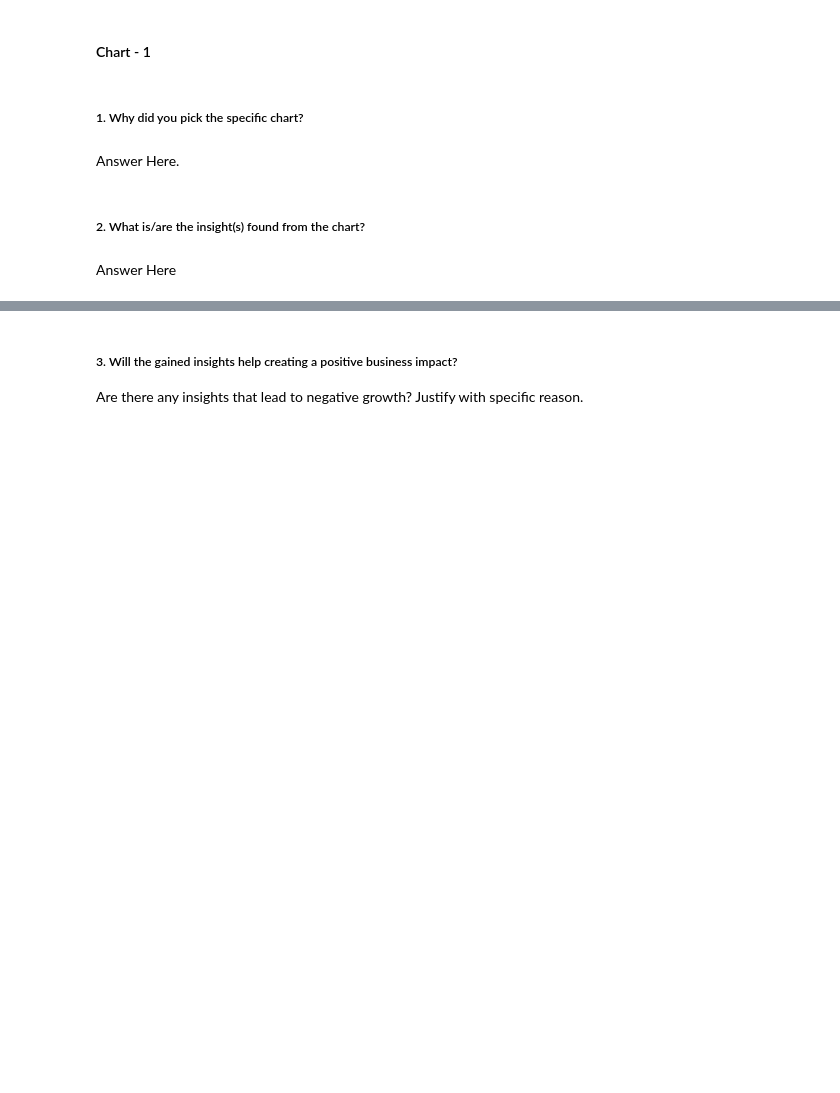
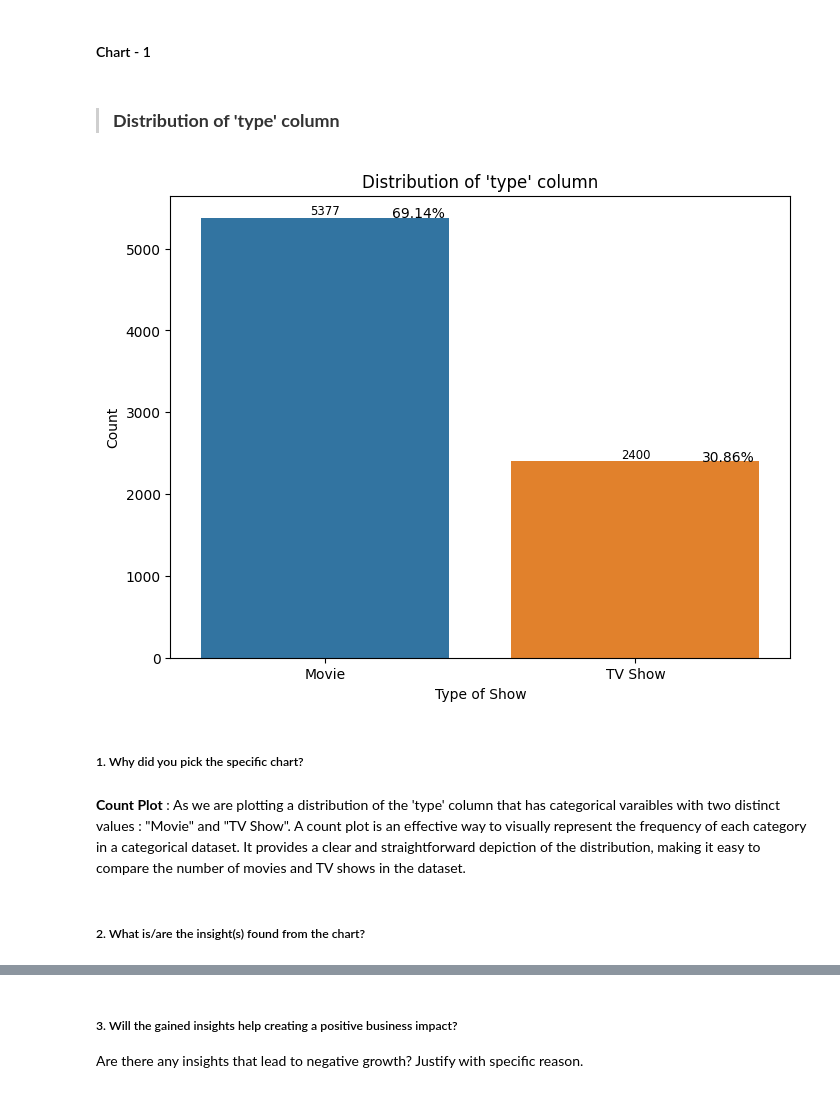
Before and after one commit to Bhushan0097/04.CAPSTONE.UnsupervisedML-Netflix-Movies-and-TV-Shows-Clustering, a Jupyter notebook: Notebook/Netflix_Movies_and_TV_Shows_Clustering.ipynb, the cells around one changed output, grey strips where cells are left out. Cells and saved outputs as stored; diff of their text form; code cells hidden in the pictures; blank space fills up the shorter version.

```diff
--- a/Notebook/Netflix_Movies_and_TV_Shows_Clustering.ipynb
+++ b/Notebook/Netflix_Movies_and_TV_Shows_Clustering.ipynb
@@ -285,0 +605,10 @@ Netflix_df.head(5)
+# %%
+# Typecasting 'date_added' from string to datetime
+Netflix_df["date_added"] = pd.to_datetime(Netflix_df['date_added'])
+# %%
+# Extracting year, month name, and day into separate columns
+Netflix_df['Year'] = Netflix_df['date_added'].dt.year
+Netflix_df['MonthName'] = Netflix_df['date_added'].dt.strftime('%B')  # %B gives the full month name
+Netflix_df['Day'] = Netflix_df['date_added'].dt.day
+
+Netflix_df[['date_added','Year','MonthName','Day']]
@@ -285,0 +629,4 @@ Netflix_df.head(5)
+# %%
+# since all the necessary data has been added hence dropping the column 'date_added'
+Netflix_df = Netflix_df.drop(['date_added'], axis=1)
+Netflix_df.head(5)
@@ -296,8 +657,37 @@ Answer Here.
+# %% [markdown]
+>  <h3> <b> <font color ="#333"> Distribution of  'type' column  </div> </b>
+# %%
+# Chart - 1 visualization code
+def count_plot(Column, title , xlabel , ylabel):
+  # Get the counts of each category
+  category_counts = Column.value_counts()
+
+  # Sort the categories by count in descending order
+  sorted_categories = category_counts.index
+
+  fig, ax = plt.subplots(figsize=(8, 6))
+  bar_plot3 = sns.countplot(x =Column , order=sorted_categories )
+
+  for i in bar_plot3.containers: # displaying the count number on top of each bar
+      bar_plot3.bar_label(i , size='small')
+
+  total = len(Column)
+  for p in ax.patches:
+    height = p.get_height()
+    ax.text(p.get_x() +0.3+ p.get_width() / 2, height , f"{height/total:.2%}", ha="center")
+
+  plt.title(title, fontsize=12, fontweight=0, loc='center' , style='normal' )
+  plt.xlabel(xlabel)
+  plt.ylabel( ylabel)
+
+  plt.show()
+# %%
+count_plot(Netflix_df['type'],"Distribution of 'type' column",'Type of Show','Count')
+# %% [output]
+[figure, added]
 # %% [markdown]
 ##### 1. Why did you pick the specific chart?
-# %% [markdown]
-Answer Here.
+# %% [markdown]
+**Count Plot** : As we are plotting a distribution of the 'type' column that has categorical varaibles with two distinct values : "Movie" and "TV Show". A count plot is an effective way to visually represent the frequency of each category in a categorical dataset. It provides a clear and straightforward depiction of the distribution, making it easy to compare the number of movies and TV shows in the dataset.
 # %% [markdown]
 ##### 2. What is/are the insight(s) found from the chart?
-# %% [markdown]
-Answer Here
```
Also changed, not shown: parts of 101 cells of this notebook.
